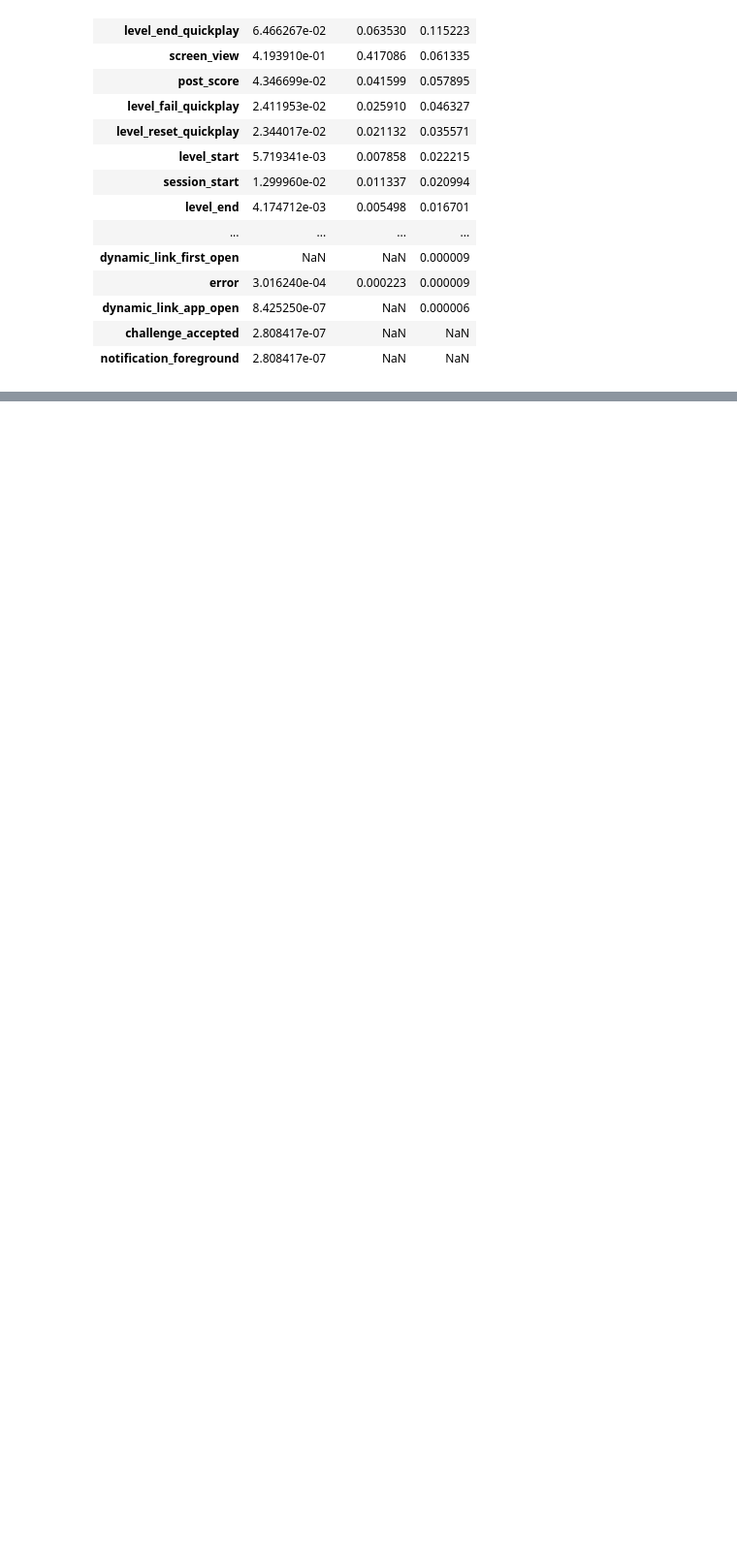
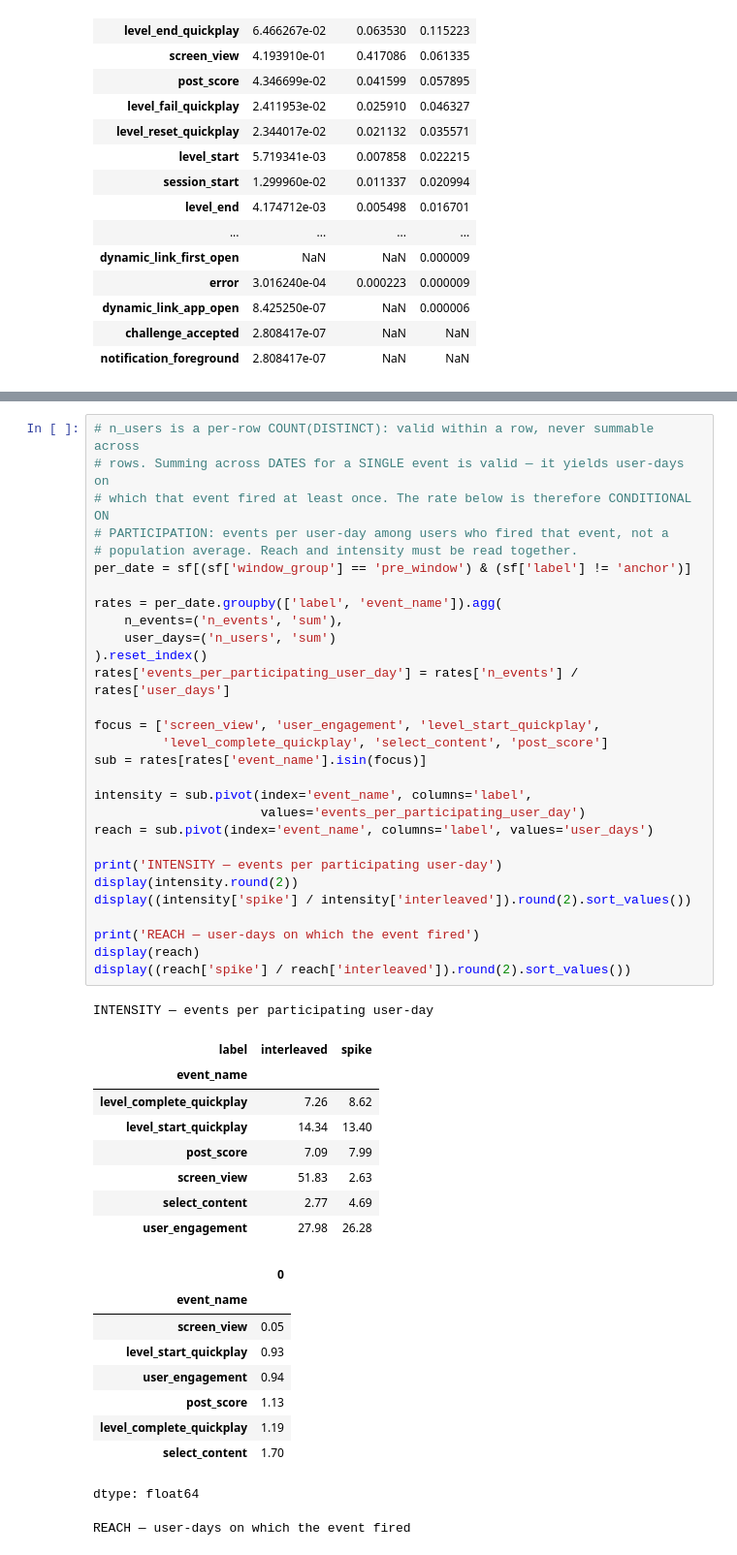
Before and after one commit to Adir-Amar/FloodIt-product-analytics, a Jupyter notebook: notebooks/04_spike_analysis.ipynb, the cells around one changed output, grey strips where cells are left out. Shown at 97% size. Cells and saved outputs as stored; diff of their text form; blank space fills up the shorter version.

```diff
--- a/notebooks/04_spike_analysis.ipynb
+++ b/notebooks/04_spike_analysis.ipynb
@@ -94,0 +175,49 @@ pivoted.sort_values('spike', ascending=False)
+# %%
+# n_users is a per-row COUNT(DISTINCT): valid within a row, never summable across
+# rows. Summing across DATES for a SINGLE event is valid — it yields user-days on
+# which that event fired at least once. The rate below is therefore CONDITIONAL ON
+# PARTICIPATION: events per user-day among users who fired that event, not a
+# population average. Reach and intensity must be read together.
+per_date = sf[(sf['window_group'] == 'pre_window') & (sf['label'] != 'anchor')]
+
+rates = per_date.groupby(['label', 'event_name']).agg(
+    n_events=('n_events', 'sum'),
+    user_days=('n_users', 'sum')
+).reset_index()
+rates['events_per_participating_user_day'] = rates['n_events'] / rates['user_days']
+
+focus = ['screen_view', 'user_engagement', 'level_start_quickplay',
+         'level_complete_quickplay', 'select_content', 'post_score']
+sub = rates[rates['event_name'].isin(focus)]
+
+intensity = sub.pivot(index='event_name', columns='label',
+                      values='events_per_participating_user_day')
+reach = sub.pivot(index='event_name', columns='label', values='user_days')
+
+print('INTENSITY — events per participating user-day')
+display(intensity.round(2))
+display((intensity['spike'] / intensity['interleaved']).round(2).sort_values())
+
+print('REACH — user-days on which the event fired')
+display(reach)
+display((reach['spike'] / reach['interleaved']).round(2).sort_values())
+# %% [output]
+INTENSITY — events per participating user-day
+| label | interleaved | spike |
+| event_name |  |  |
+| level_complete_quickplay | 7.26 | 8.62 |
+| level_start_quickplay | 14.34 | 13.40 |
+| post_score | 7.09 | 7.99 |
+| screen_view | 51.83 | 2.63 |
+| select_content | 2.77 | 4.69 |
+| user_engagement | 27.98 | 26.28 |
+|  | 0 |
+| event_name |  |
+| screen_view | 0.05 |
+| level_start_quickplay | 0.93 |
+| user_engagement | 0.94 |
+| post_score | 1.13 |
+| level_complete_quickplay | 1.19 |
+| select_content | 1.70 |
+dtype: float64
+REACH — user-days on which the event fired
```
Also changed, not shown: parts of 8 cells of this notebook.
